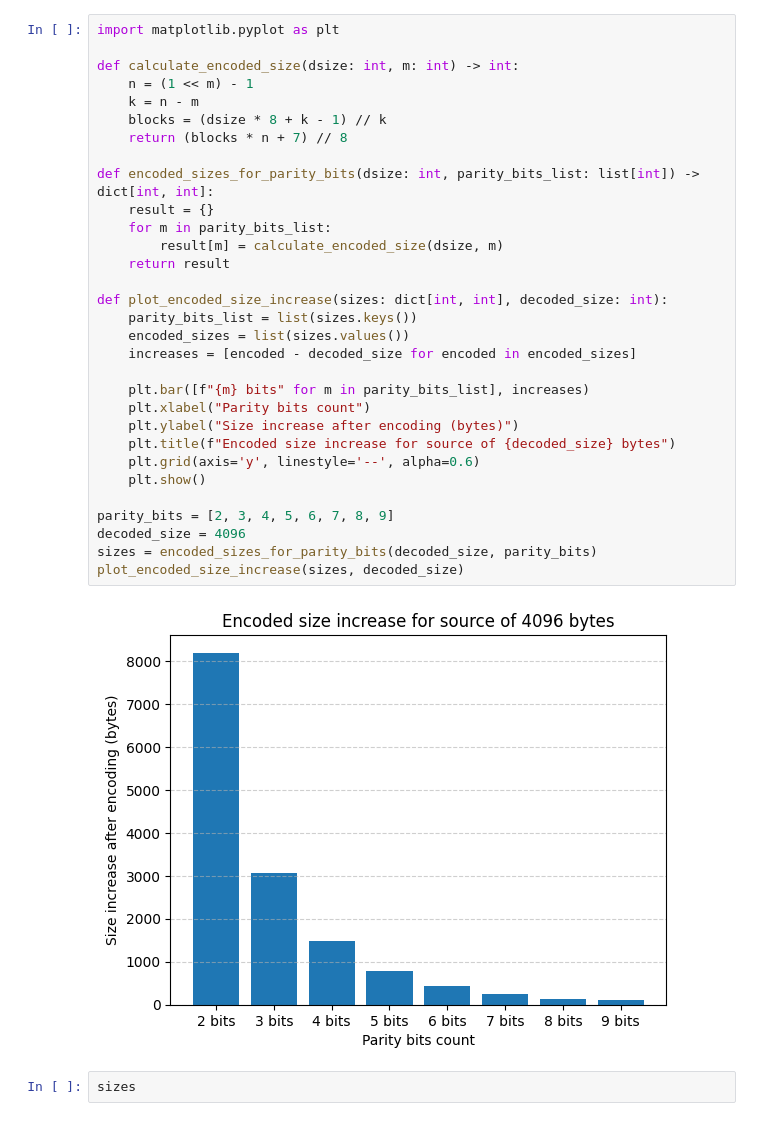
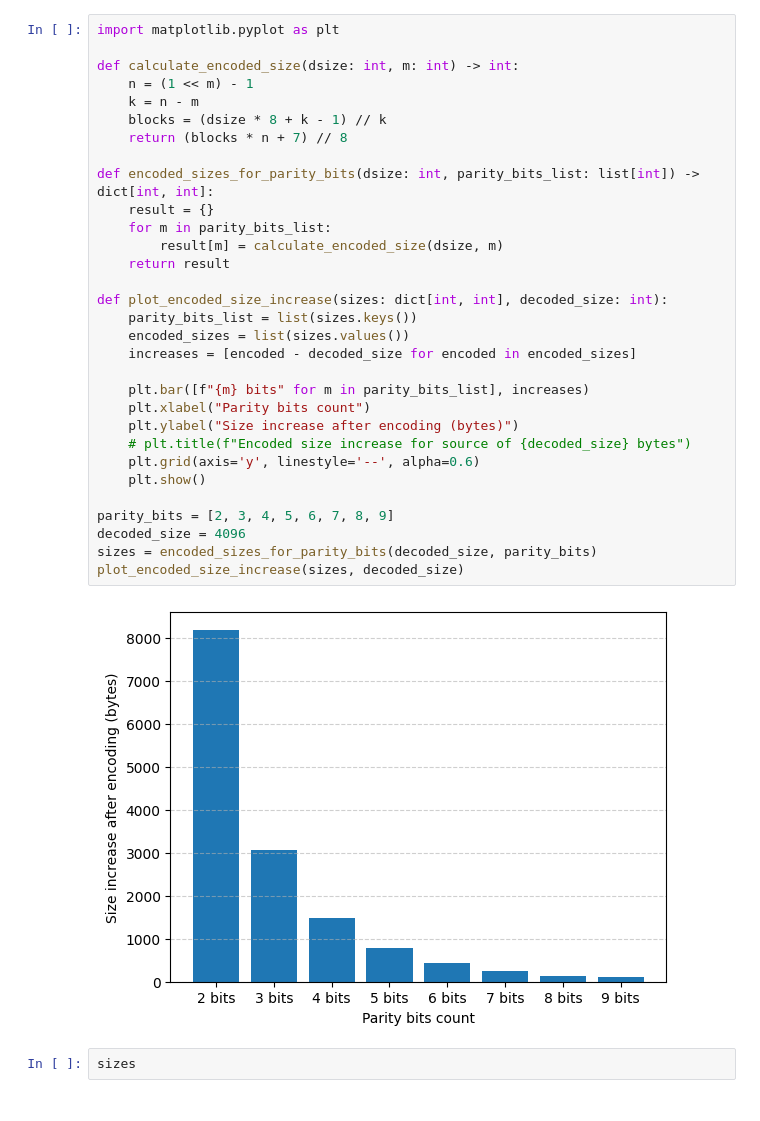
Before and after one commit to j1sk1ss/CDBMS_ICDE2026, a Jupyter notebook: CDBMS.ipynb, the cells around one changed output. Drawn from its saved outputs; the diff is of its cells as text.

```diff
--- a/CDBMS.ipynb
+++ b/CDBMS.ipynb
@@ -131,35 +131,35 @@ plt.show()
 import matplotlib.pyplot as plt
 
 def calculate_encoded_size(dsize: int, m: int) -> int:
     n = (1 << m) - 1
     k = n - m
     blocks = (dsize * 8 + k - 1) // k
     return (blocks * n + 7) // 8
 
 def encoded_sizes_for_parity_bits(dsize: int, parity_bits_list: list[int]) -> dict[int, int]:
     result = {}
     for m in parity_bits_list:
         result[m] = calculate_encoded_size(dsize, m)
     return result
 
 def plot_encoded_size_increase(sizes: dict[int, int], decoded_size: int):
     parity_bits_list = list(sizes.keys())
     encoded_sizes = list(sizes.values())
     increases = [encoded - decoded_size for encoded in encoded_sizes]
 
     plt.bar([f"{m} bits" for m in parity_bits_list], increases)
     plt.xlabel("Parity bits count")
     plt.ylabel("Size increase after encoding (bytes)")
-    plt.title(f"Encoded size increase for source of {decoded_size} bytes")
+    # plt.title(f"Encoded size increase for source of {decoded_size} bytes")
     plt.grid(axis='y', linestyle='--', alpha=0.6)
     plt.show()
 
 parity_bits = [2, 3, 4, 5, 6, 7, 8, 9]
 decoded_size = 4096
 sizes = encoded_sizes_for_parity_bits(decoded_size, parity_bits)
 plot_encoded_size_increase(sizes, decoded_size)
 # %% [output]
-[figure, old version]
+[figure, new version]
 # %%
 sizes
 # %% [output]
```
Also changed, not shown: parts of 5 cells of this notebook.
